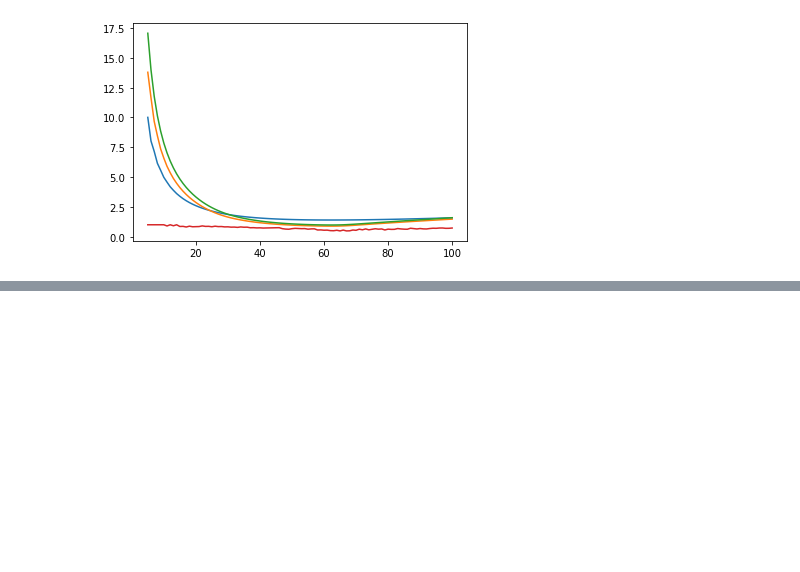
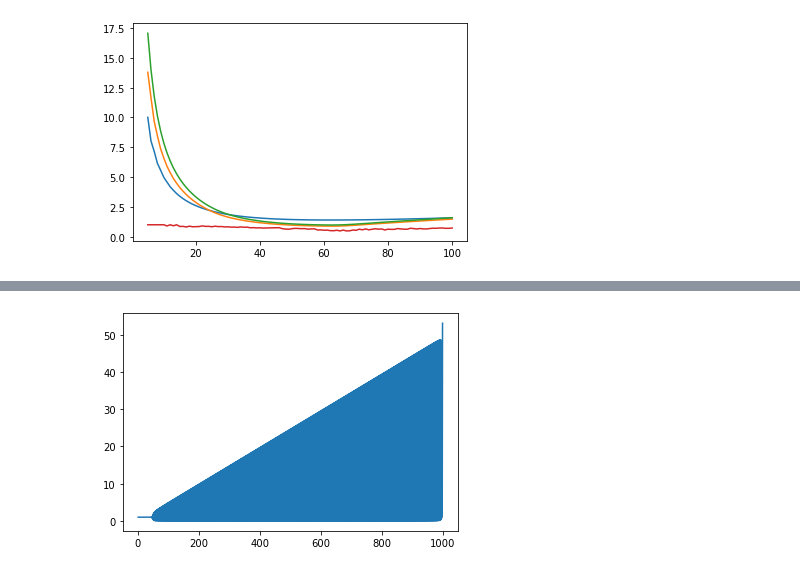
Before and after one commit to Rittik03/Quantum-Mechanics-With-Python, a Jupyter notebook: jupyter.ipynb, the cells around one changed output, grey strips where cells are left out. Cells and saved outputs as stored; diff of their text form; code cells hidden in the pictures; blank space fills up the shorter version.

```diff
--- a/jupyter.ipynb
+++ b/jupyter.ipynb
@@ -145,0 +157,4 @@ plt_prob_err(100)
+# %%
+plt_del_x_spc_div(1000)
+# %% [output]
+[figure, added]
```
Also changed, not shown: parts of 2 cells of this notebook.
